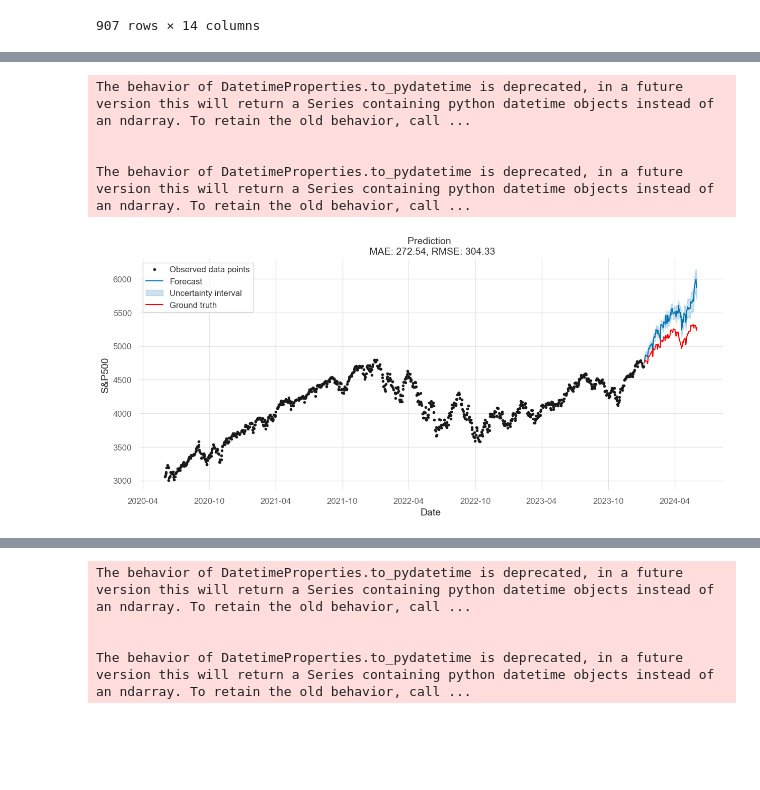
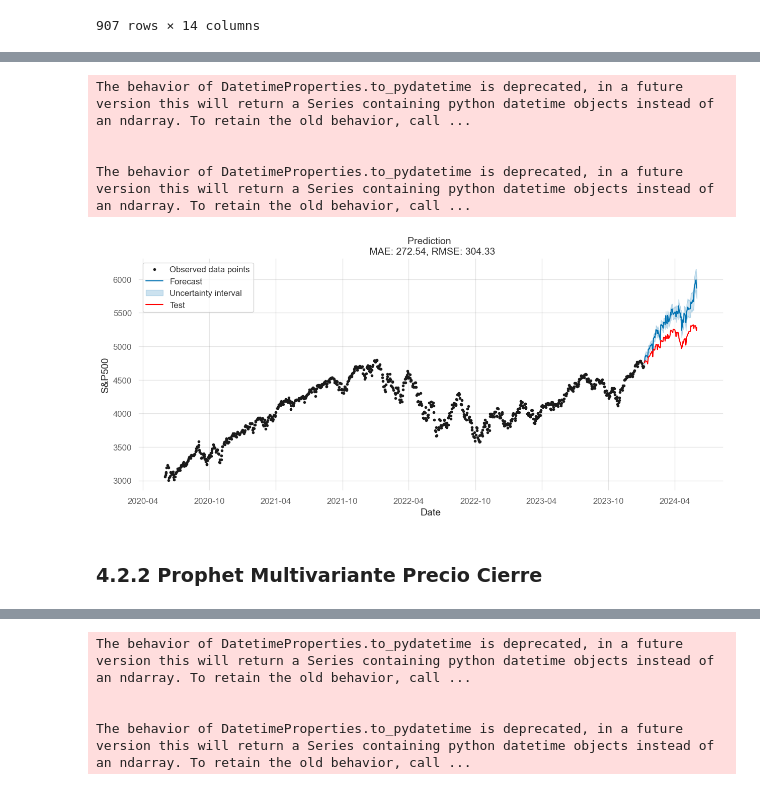
Before and after one commit to adriani94bil/Portafolio__Optimization, a Jupyter notebook: memoria.ipynb, the cells around one changed output, grey strips where cells are left out. Saved outputs shown, nothing was run; the diff lists cells and outputs as text; code cells hidden in the pictures; blank space fills up the shorter version.

```diff
--- a/memoria.ipynb
+++ b/memoria.ipynb
@@ -1256,20 +1257,22 @@ RMSE: 304.3278061624002
 # %%
 # Plot the forecast
 f2, ax2 = plt.subplots(1)
 f2.set_figheight(6)
 f2.set_figwidth(15)
 
 model.plot(y_pred, ax=ax2)
-sns.lineplot(x=x_test_date, y=y_test['y'], ax=ax2, color='red', label='Ground truth')
+sns.lineplot(x=x_test_date, y=y_test['y'], ax=ax2, color='red', label='Test')
 
 ax2.set_title(f'Prediction \n MAE: {score_mae:.2f}, RMSE: {score_rmse:.2f}', fontsize=14)
 ax2.set_xlabel(xlabel='Date', fontsize=14)
 ax2.set_ylabel(ylabel='S&P500', fontsize=14)
 
 plt.show()
 # %% [output]
 The behavior of DatetimeProperties.to_pydatetime is deprecated, in a future version this will return a Series containing python datetime objects instead of an ndarray. To retain the old behavior, call ...
 
 
 The behavior of DatetimeProperties.to_pydatetime is deprecated, in a future version this will return a Series containing python datetime objects instead of an ndarray. To retain the old behavior, call ...
-[figure, old version]
+[figure, new version]
+# %% [markdown]
+### 4.2.2 Prophet Multivariante Precio Cierre
```
Also changed, not shown: parts of 32 cells of this notebook, 3 other files.
